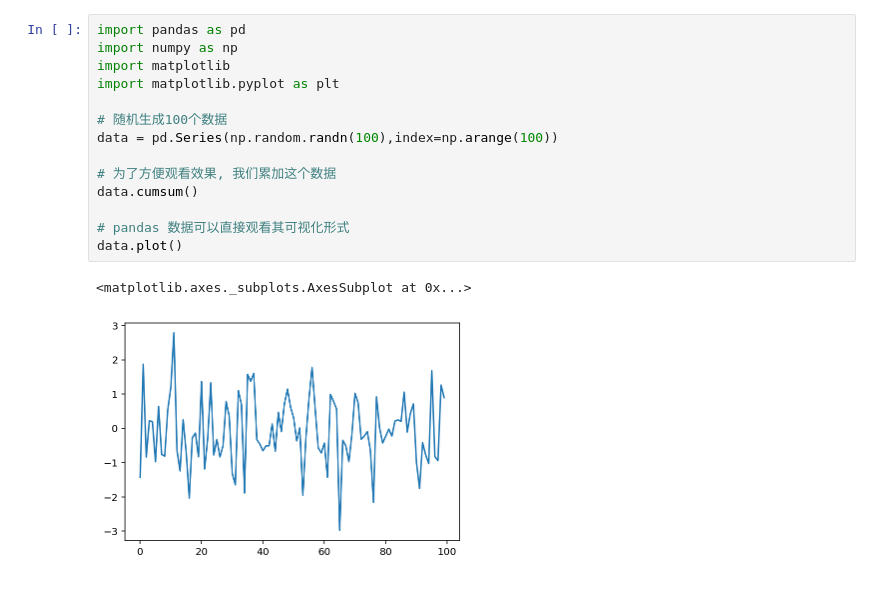
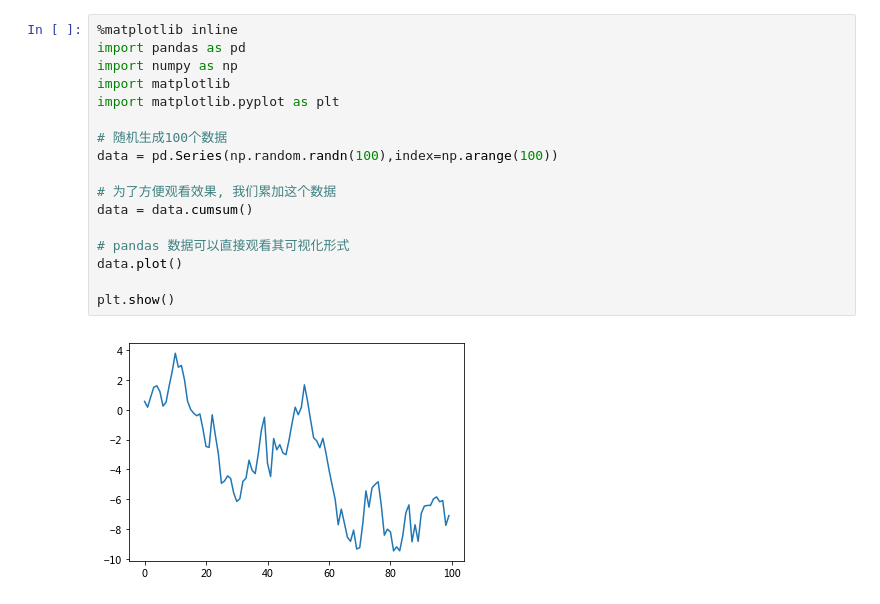
Before and after one commit to Junch/Nodejs, a Jupyter notebook: tushare/matplot.ipynb, the cells around one changed output. Cells and saved outputs as stored; diff of their text form.

```diff
--- a/tushare/matplot.ipynb
+++ b/tushare/matplot.ipynb
@@ -1,20 +1,22 @@
 # %%
+%matplotlib inline
 import pandas as pd
 import numpy as np
 import matplotlib
 import matplotlib.pyplot as plt
 
 # 随机生成100个数据
 data = pd.Series(np.random.randn(100),index=np.arange(100))
 
 # 为了方便观看效果, 我们累加这个数据
-data.cumsum()
+data = data.cumsum()
 
 # pandas 数据可以直接观看其可视化形式
 data.plot()
+
+plt.show()
 # %% [output]
-<matplotlib.axes._subplots.AxesSubplot at 0x...>
-[figure, old version]
+[figure, new version]
 # %%
 from pylab import *
 
```
Also changed, not shown: parts of 3 cells of this notebook, 4 other files.
